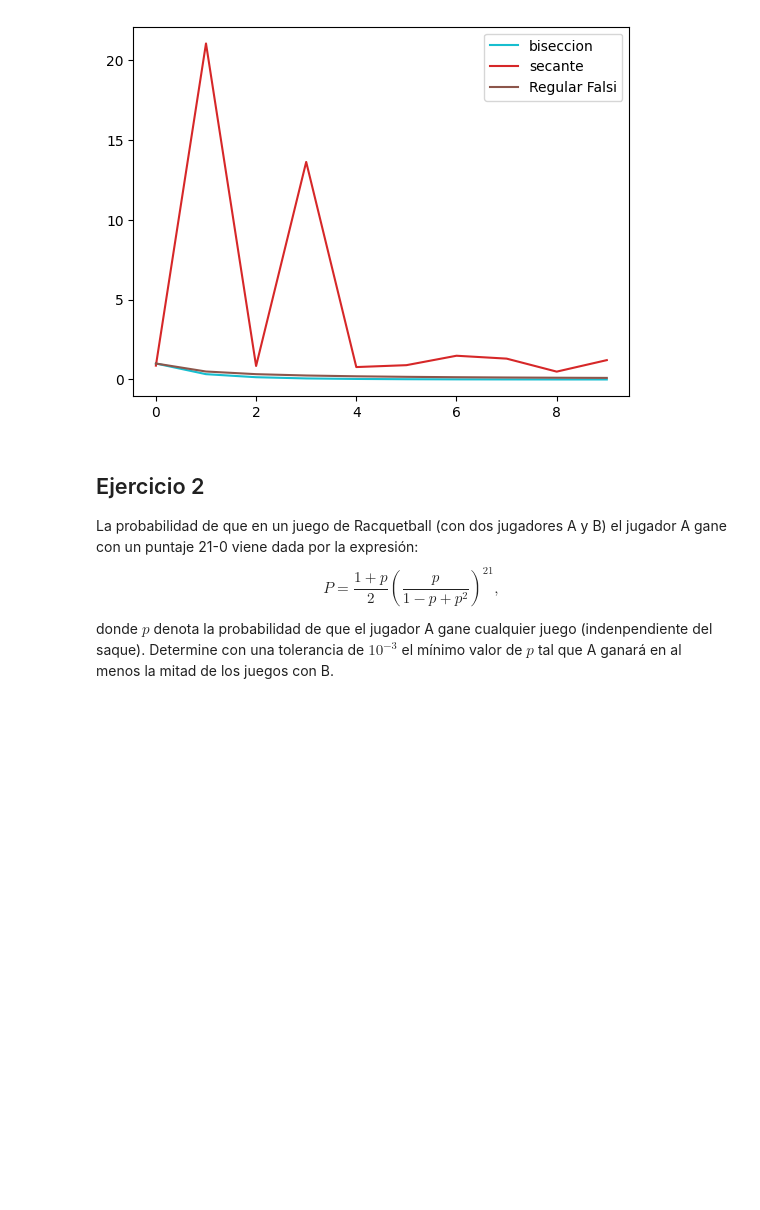
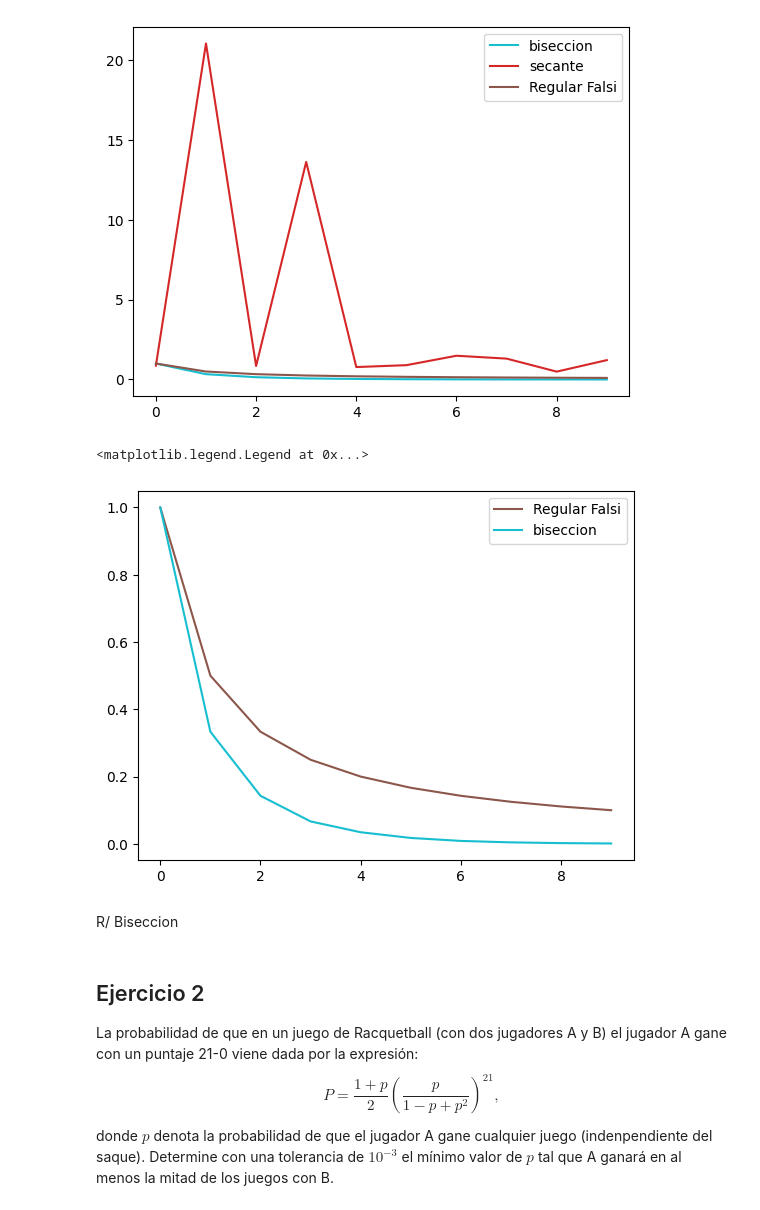
Before and after one commit to LofoMarin/Solu_Compu, a Jupyter notebook: L2 Raices.ipynb, the cells around one changed output. Cells and saved outputs as stored; diff of their text form; code cells hidden in the pictures; blank space fills up the shorter version.

```diff
--- a/L2 Raices.ipynb
+++ b/L2 Raices.ipynb
@@ -20,7 +20,7 @@ La función $f(x) = \tan (\pi x) -6$ tiene una raíz en $(1/\pi)\arctan (6)$. Es
 x = parse_expr('x')
 f = parse_expr("tan(pi * x) - 6")
 
-iteraciones_maximas = 10
+i_max = 10
 # %% [markdown]
 ## Regular Falsi
 # %%
@@ -37,7 +37,7 @@ if f_rf(a) * f_rf(b) > 0:
 
 else:
     k = 1
-    while(k <= iteraciones_maximas):
+    while(k <= i_max):
         c = (a * f_rf(b) - b * f_rf(a))/(f_rf(b)-f_rf(a))
         if f_rf(a) * f_rf(c) < 0:
             b = c
@@ -82,7 +82,7 @@ b = 0.2
 i = 0
 error_secante = []
 
-for i in range(iteraciones_maximas):
+for i in range(i_max):
     punto_siguiente = b - f.subs(x, b).evalf() * (b - a) / (f.subs(x, b).evalf() - f.subs(x, a).evalf())
     a, b = b, punto_siguiente
     error_a = np.abs((punto_siguiente-a)/punto_siguiente)
@@ -160,6 +160,15 @@ plt.legend()
 # %% [output]
 <matplotlib.legend.Legend at 0x...>
 [figure]
+# %%
+plt.plot(errores_regularfalsi, label='Regular Falsi', color='C5')
+plt.plot(errores_biseccion, label='biseccion', color='C9')
+plt.legend()
+# %% [output]
+<matplotlib.legend.Legend at 0x...>
+[figure, added]
+# %% [markdown]
+R/ Biseccion
 # %% [markdown]
 ## Ejercicio 2
 La probabilidad de que en un juego de Racquetball (con dos jugadores A y B) el jugador A gane con un puntaje 21-0 viene dada por la expresión:
```
